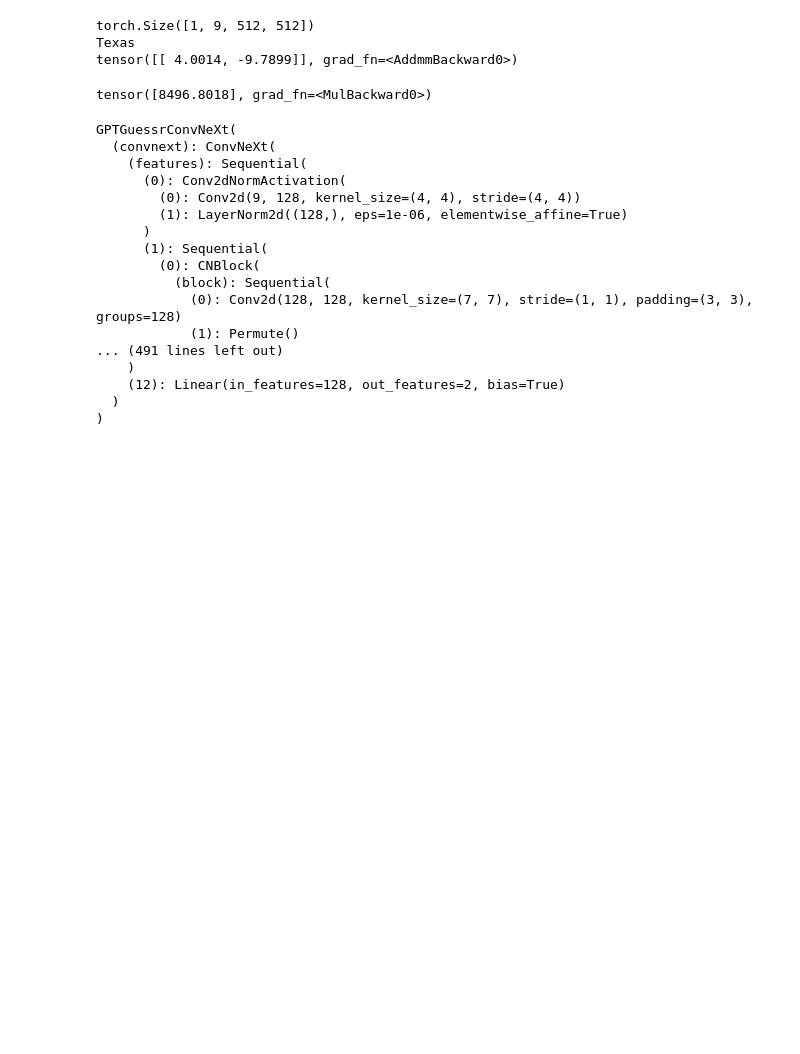
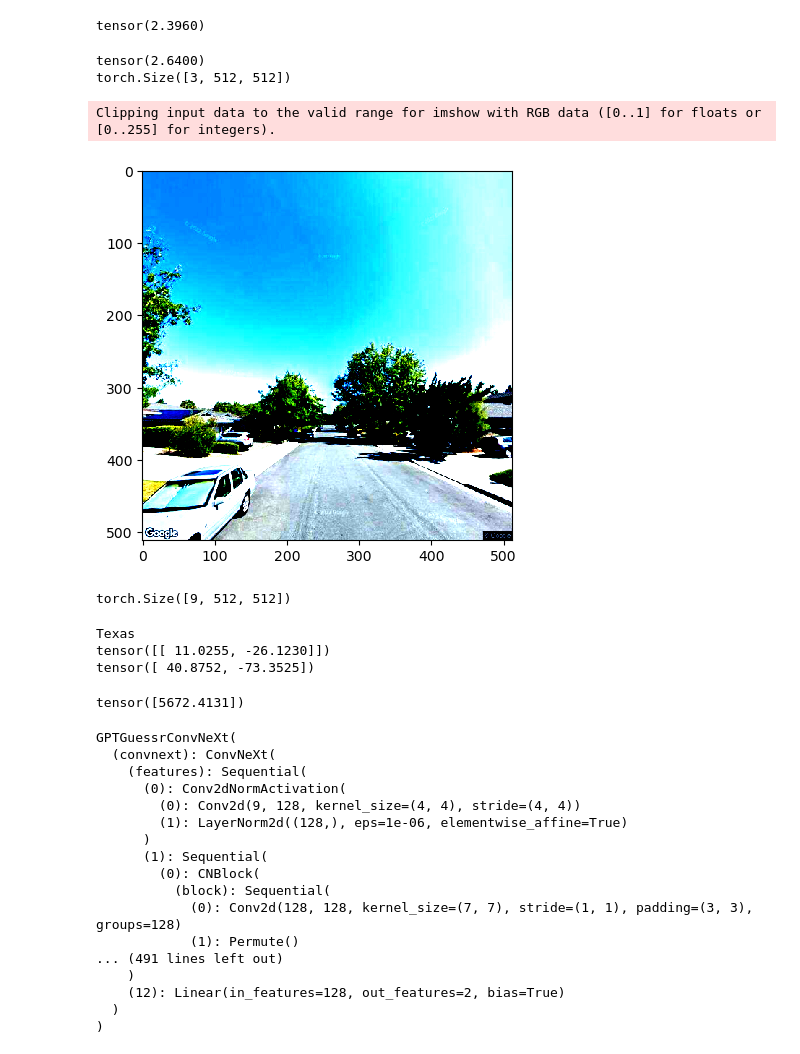
Before and after one commit to Stelath/gpt-guessr, a Jupyter notebook: GPTGuessr/GuessrTest.ipynb, the cells around one changed output. Cells and saved outputs as stored; diff of their text form; code cells hidden in the pictures; blank space fills up the shorter version.

Commit message:
Fixed Dataset Error

```diff
--- a/GPTGuessr/GuessrTest.ipynb
+++ b/GPTGuessr/GuessrTest.ipynb
@@ -42,6 +43,34 @@ def get_coords():
 
     print(torch.argmax(pred_country))
     return pred_coords
+# %%
+data_path = f'data/imgs/street_view_000001_{0}.jpg'
+img = Image.open(data_path)
+img = preprocess(img)
+print(img.max())
+# %% [output]
+tensor(2.3960)
+# %%
+from geo_guessr_dataset import GeoGuessrDataset
+dataset = GeoGuessrDataset('data/', transform=preprocess, size=512)
+# %%
+img = (dataset[300]['images'][0:3])
+print(img.max())
+print(img.shape)
+# %% [output]
+tensor(2.6400)
+torch.Size([3, 512, 512])
+# %%
+from matplotlib import pyplot as plt
+plt.imshow(img.permute(1,2,0), interpolation='nearest')
+plt.show()
+# %% [output]
+Clipping input data to the valid range for imshow with RGB data ([0..1] for floats or [0..255] for integers).
+[figure, added]
+# %%
+dataset[8]['images']
+# %% [output]
+torch.Size([9, 512, 512])
 # %%
 df = pd.read_pickle('data/dataset.df')
 state_keys = {}
@@ -67,17 +96,21 @@ def haversine_distance(coord1, coord2):
     c = 2 * torch.atan2(torch.sqrt(a), torch.sqrt(1 - a))
     distance = R * c
     return distance
-# %%
-pred_country, pred_coords = get_coords()
-print(state_keys[torch.argmax(pred_country).item()])
-
-print(pred_coords)
-haversine_distance(pred_coords, torch.tensor([[40.03648442236067,-85.3835852684257]]))
-# %% [output]
-torch.Size([1, 9, 512, 512])
-Texas
-tensor([[ 4.0014, -9.7899]], grad_fn=<AddmmBackward0>)
-tensor([8496.8018], grad_fn=<MulBackward0>)
+# %%
+idx = 645
+
+with torch.no_grad():
+    pred_country, pred_coords = model(dataset[idx]['images'].unsqueeze(0))
+print(state_keys[torch.argmax(pred_country).item()])
+
+print(pred_coords)
+print(dataset[idx]['coords'])
+haversine_distance(pred_coords, dataset[idx]['coords'])
+# %% [output]
+Texas
+tensor([[ 11.0255, -26.1230]])
+tensor([ 40.8752, -73.3525])
+tensor([5672.4131])
 # %%
 print(model)
 # %% [output]
```
Also changed, not shown: parts of 1 cell of this notebook, 2 other files.
